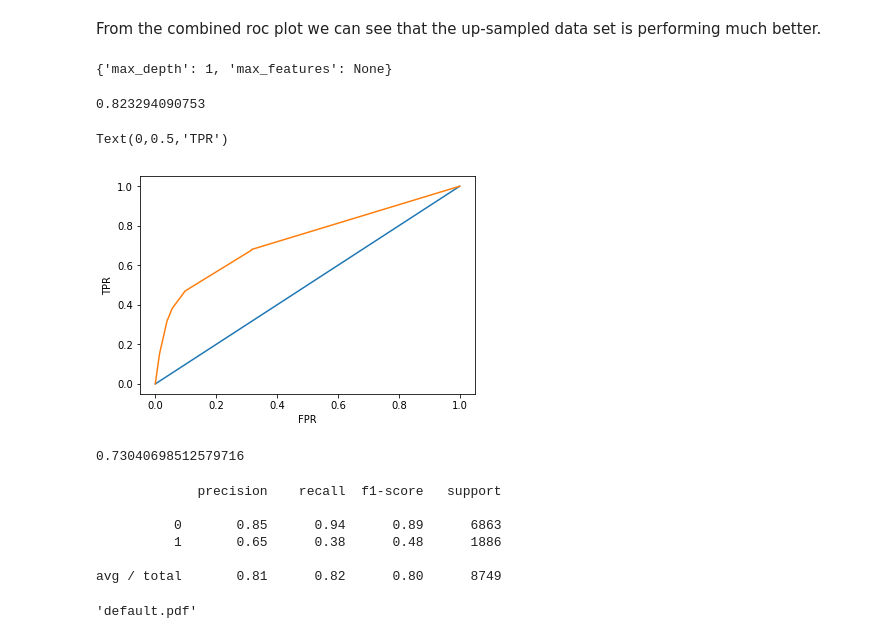
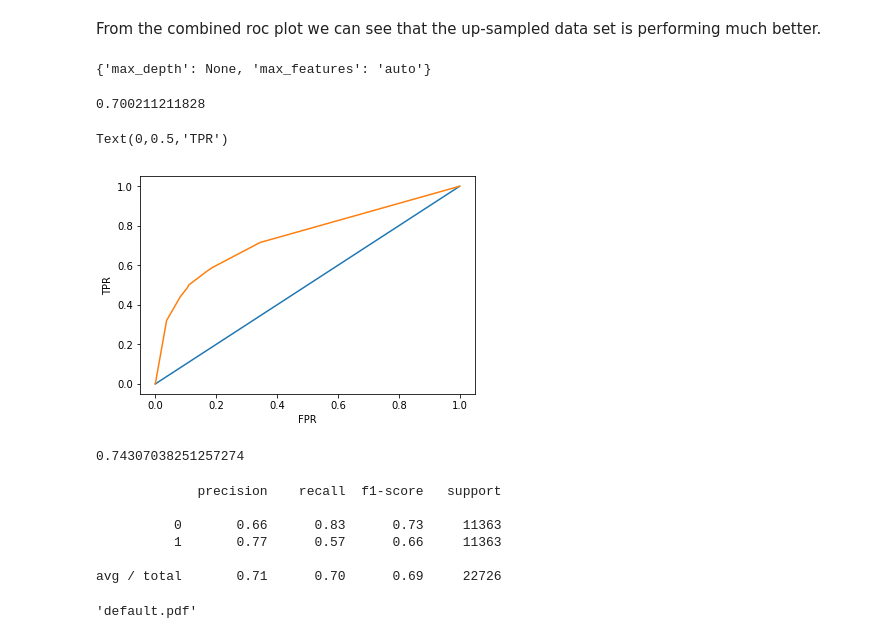
Before and after one commit to Jzbooth/Booth_Metis, a Jupyter notebook: Project_3/project_3_DecisionTree.ipynb, the cells around one changed output. Drawn from its saved outputs; the diff is of its cells as text; code cells hidden in the pictures.

```diff
--- a/Project_3/project_3_DecisionTree.ipynb
+++ b/Project_3/project_3_DecisionTree.ipynb
@@ -37,7 +37,7 @@ with open("ccdf_upsampled_test.pkl", 'rb') as picklefile:
     ccdf_up_test = pickle.load(picklefile)
 
 
-X_up_test = ccdf_up_test.drop(['default','slope'],1)
+X_up_test = ccdf_up_test.drop(['default'],1)
 y_up_test = ccdf_up_test.default
 # %%
 with open("ccdf_upsampled_train.pkl", 'rb') as picklefile:
@@ -80,11 +80,11 @@ def train_score(classifier,x,y):
     plt.figure()
     plot_confusion_matrix(cm)
 # %%
-X = ccdf.drop(['default','slope'],1)
+X = ccdf.drop(['default'],1)
 y = ccdf['default']
 
-X_up = ccdf_up.drop('default',1)
-y_up = ccdf_up['default']
+X_up_train = ccdf_up.drop('default',1)
+y_up_train = ccdf_up['default']
 
 X_down = ccdf_down.drop('default',1)
 y_down = ccdf_down['default']
@@ -243,46 +243,46 @@ param_grid = {
 }
 
 CV_rfc = GridSearchCV(estimator=dtc, param_grid=param_grid, cv= 5,n_jobs=-1)
-CV_rfc.fit(X_train, y_train)
+CV_rfc.fit(X_up_train, y_up_train)
 print(CV_rfc.best_params_)
 # %% [output]
-{'max_depth': 1, 'max_features': None}
+{'max_depth': None, 'max_features': 'auto'}
 # %%
 #Random forest classifier
 dtc = DecisionTreeClassifier(max_depth=3)
-fit = dtc.fit(X_train, y_train)
-yhat_up = fit.predict(X_test)
-dtc_score = fit.score(X_test, y_test)
+fit = dtc.fit(X_up_train, y_up_train)
+yhat_up = fit.predict(X_up_test)
+dtc_score = fit.score(X_up_test, y_up_test)
 print(dtc_score)
 # %% [output]
-0.823294090753
+0.700211211828
 # %%
 # What about ROC ?
-y_score=dtc.predict_proba(X_test)[:,1]
+y_score=dtc.predict_proba(X_up_test)[:,1]
 
-fpr, tpr,_ = roc_curve(y_test, y_score)
+fpr, tpr,_ = roc_curve(y_up_test, y_score)
 roc_auc = auc(fpr, tpr)
 
 plt.figure()
 # Plotting our Baseline..
 plt.plot([0,1],[0,1])
 plt.plot(fpr,tpr)
 plt.xlabel('FPR')
 plt.ylabel('TPR')
 # %% [output]
 Text(0,0.5,'TPR')
-[figure, old version]
+[figure, new version]
 # %%
 roc_auc
 # %% [output]
-0.73040698512579716
+0.74307038251257274
 # %%
-print(classification_report(y_test,yhat_up))
+print(classification_report(y_up_test,yhat_up))
 # %% [output]
              precision    recall  f1-score   support
 
-          0       0.85      0.94      0.89      6863
-          1       0.65      0.38      0.48      1886
+          0       0.66      0.83      0.73     11363
+          1       0.77      0.57      0.66     11363
 
-avg / total       0.81      0.82      0.80      8749
+avg / total       0.71      0.70      0.69     22726
 # %%
```
Also changed, not shown: parts of 24 cells of this notebook, 8 other files.
